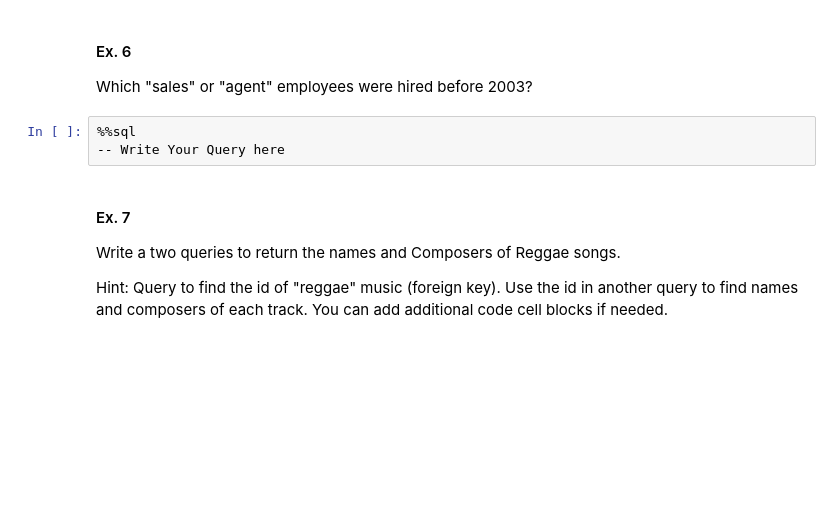
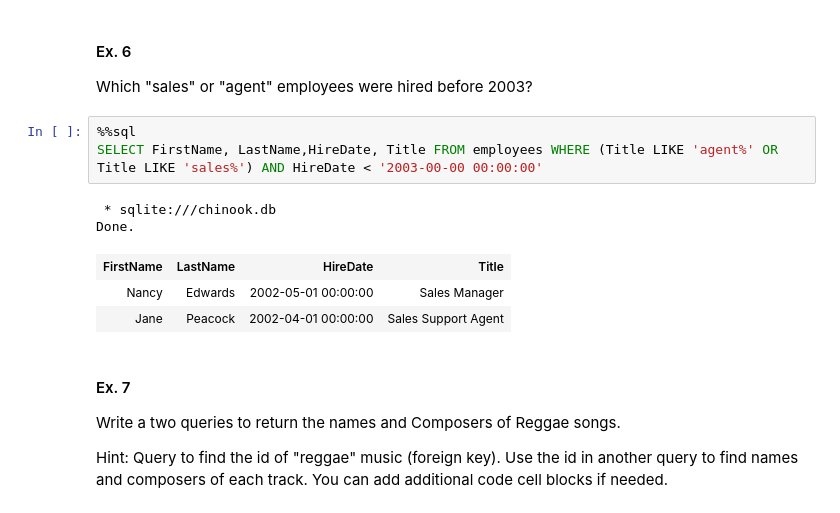
Before and after one commit to ramazanima/CSC330-intro-to-sql, a Jupyter notebook: Intro_to_SQL.ipynb, the cells around one changed output. Drawn from its saved outputs; the diff is of its cells as text; blank space fills up the shorter version.

```diff
--- a/Intro_to_SQL.ipynb
+++ b/Intro_to_SQL.ipynb
@@ -208,7 +215,13 @@ What are first name, last name, and phone numbers of customers from USA whose Su
 Which "sales" or "agent" employees were hired before 2003?
 # %%
 %%sql
--- Write Your Query here
+SELECT FirstName, LastName,HireDate, Title FROM employees WHERE (Title LIKE 'agent%' OR Title LIKE 'sales%') AND HireDate < '2003-00-00 00:00:00'
+# %% [output]
+ * sqlite:///chinook.db
+Done.
+| FirstName | LastName | HireDate | Title |
+| Nancy | Edwards | 2002-05-01 00:00:00 | Sales Manager |
+| Jane | Peacock | 2002-04-01 00:00:00 | Sales Support Agent |
 # %% [markdown]
 #### Ex. 7
 Write a two queries to return the names and Composers of Reggae songs.
```
Also changed, not shown: parts of 2 cells of this notebook.
